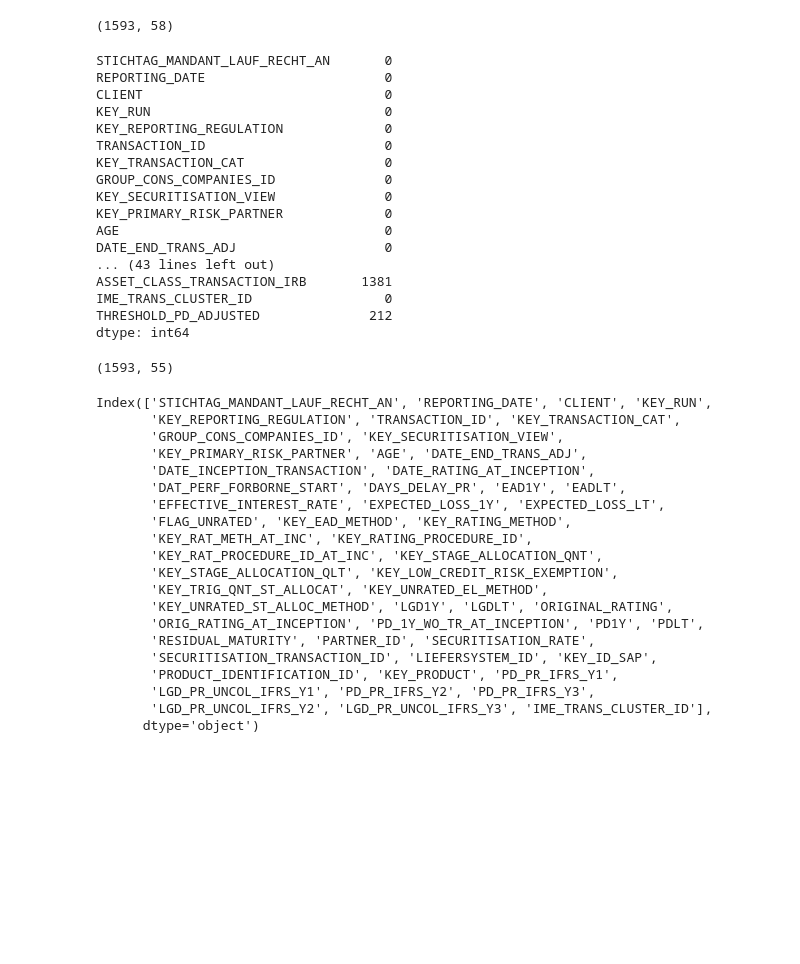
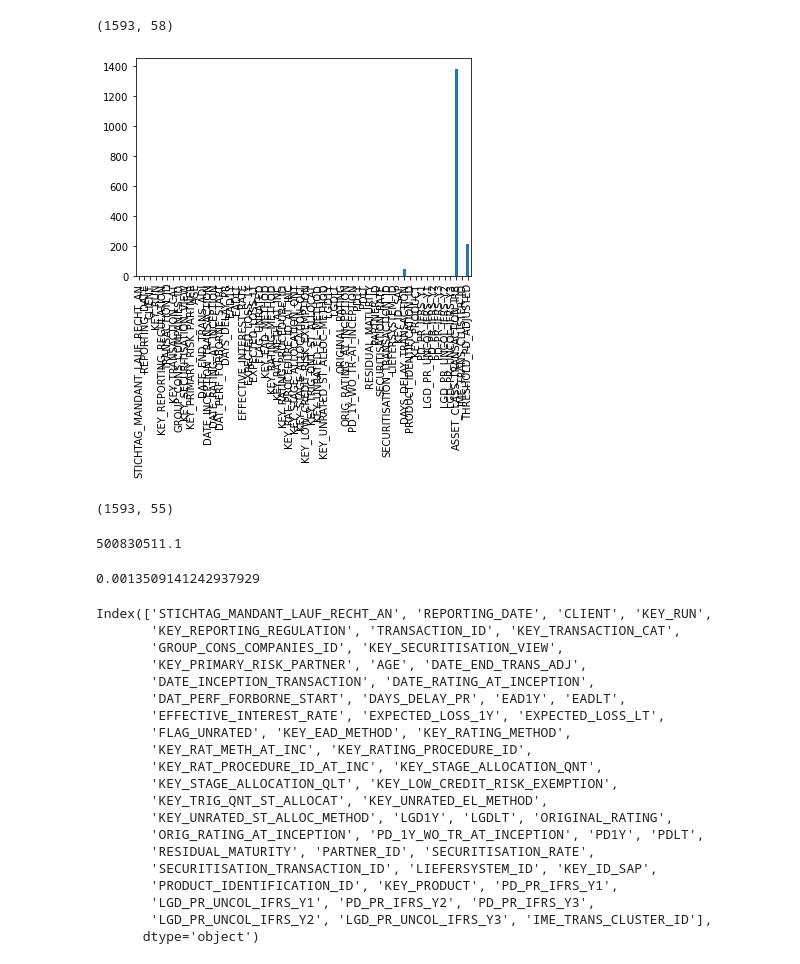
Before and after one commit to lucavice76/UCDPA_LucaVicentini, a Jupyter notebook: Project2.ipynb, the cells around one changed output. Drawn from its saved outputs; the diff is of its cells as text; code cells hidden in the pictures; blank space fills up the shorter version.

```diff
--- a/Project2.ipynb
+++ b/Project2.ipynb
@@ -28,25 +28,9 @@ ECL.shape
 # %% [output]
 (1593, 58)
 # %%
-ECL.isnull().sum()
+ECL.isna().sum().plot.bar();
 # %% [output]
-STICHTAG_MANDANT_LAUF_RECHT_AN       0
-REPORTING_DATE                       0
-CLIENT                               0
-KEY_RUN                              0
-KEY_REPORTING_REGULATION             0
-TRANSACTION_ID                       0
-KEY_TRANSACTION_CAT                  0
-GROUP_CONS_COMPANIES_ID              0
-KEY_SECURITISATION_VIEW              0
-KEY_PRIMARY_RISK_PARTNER             0
-AGE                                  0
-DATE_END_TRANS_ADJ                   0
-... (43 lines left out)
-ASSET_CLASS_TRANSACTION_IRB       1381
-IME_TRANS_CLUSTER_ID                 0
-THRESHOLD_PD_ADJUSTED              212
-dtype: int64
+[figure, added]
 # %%
 # Drop all columns that have any NAs as not relevant for the study
 ECL.dropna(axis=1, how='any', inplace=True)
@@ -54,6 +38,14 @@ ECL.dropna(axis=1, how='any', inplace=True)
 ECL.shape
 # %% [output]
 (1593, 55)
+# %%
+max(ECL["EAD1Y"])
+# %% [output]
+500830511.1
+# %%
+np.mean(ECL["PD1Y"])
+# %% [output]
+0.0013509141242937929
 # %%
 ECL.columns
 # %% [output]
```
Also changed, not shown: parts of 37 cells of this notebook.
